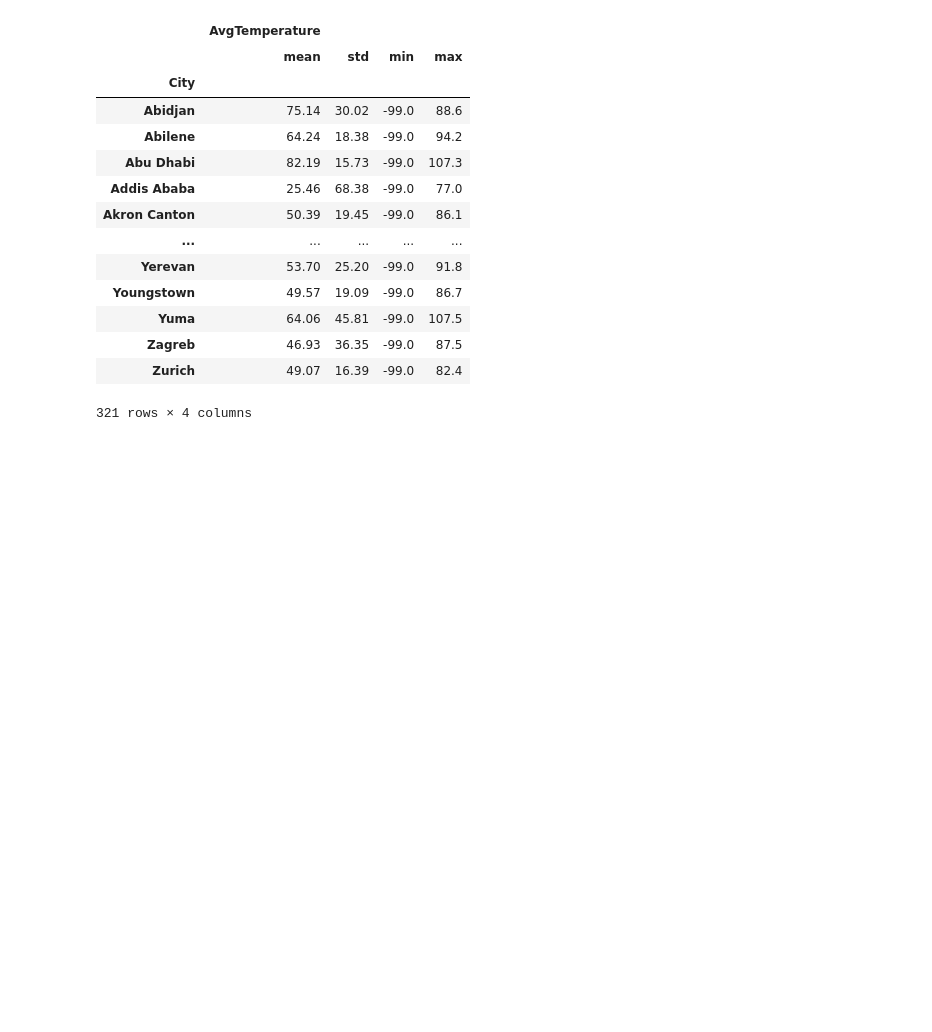
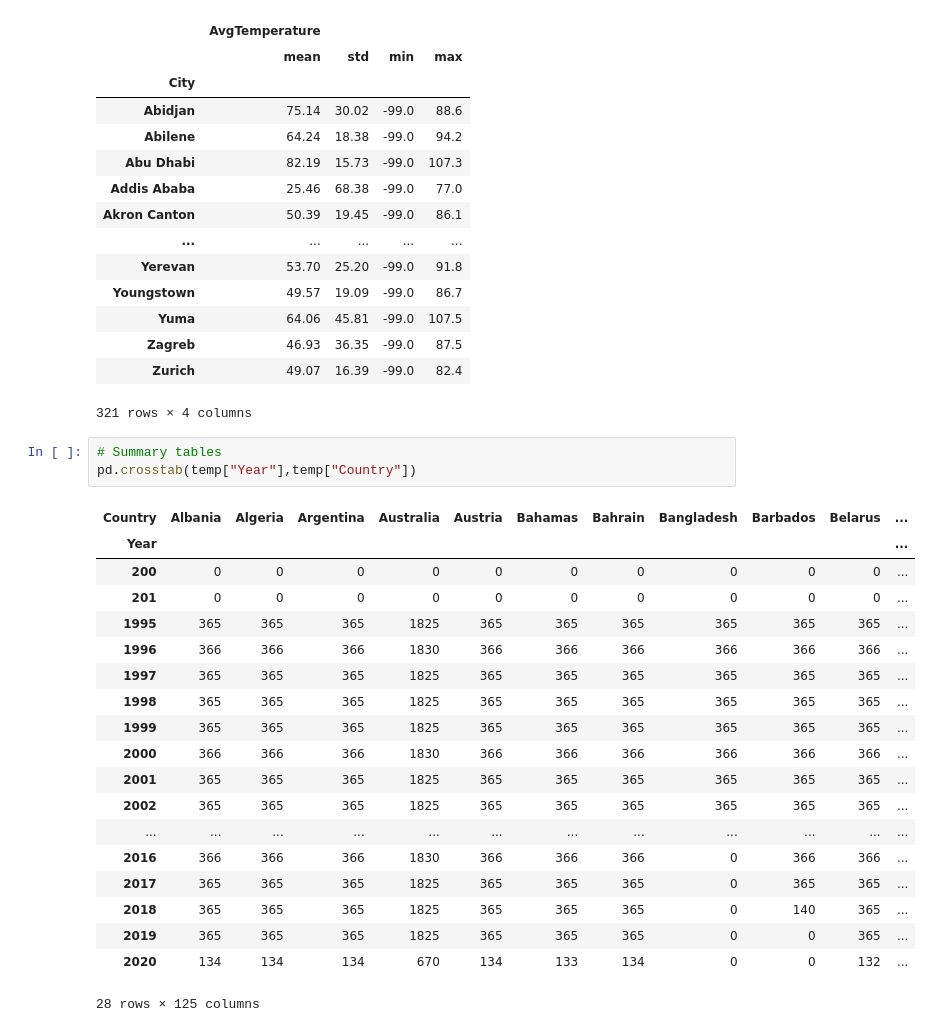
Before and after one commit to kuzicnenad/data-engineering-exam, a Jupyter notebook: final-project.ipynb, the cells around one changed output. Drawn from its saved outputs; the diff is of its cells as text; blank space fills up the shorter version.

Commit message:
Adds summary tables

```diff
--- a/final-project.ipynb
+++ b/final-project.ipynb
@@ -275,3 +275,26 @@ temp.groupby(["City"])[show_columns].agg([np.mean, np.std, np.min, np.max])
 | Zagreb | 46.93 | 36.35 | -99.0 | 87.5 |
 | Zurich | 49.07 | 16.39 | -99.0 | 82.4 |
 321 rows × 4 columns
+# %%
+# Summary tables
+pd.crosstab(temp["Year"],temp["Country"])
+# %% [output]
+| Country | Albania | Algeria | Argentina | Australia | Austria | Bahamas | Bahrain | Bangladesh | Barbados | Belarus | ... |
+| Year |  |  |  |  |  |  |  |  |  |  | ... |
+| 200 | 0 | 0 | 0 | 0 | 0 | 0 | 0 | 0 | 0 | 0 | ... |
+| 201 | 0 | 0 | 0 | 0 | 0 | 0 | 0 | 0 | 0 | 0 | ... |
+| 1995 | 365 | 365 | 365 | 1825 | 365 | 365 | 365 | 365 | 365 | 365 | ... |
+| 1996 | 366 | 366 | 366 | 1830 | 366 | 366 | 366 | 366 | 366 | 366 | ... |
+| 1997 | 365 | 365 | 365 | 1825 | 365 | 365 | 365 | 365 | 365 | 365 | ... |
+| 1998 | 365 | 365 | 365 | 1825 | 365 | 365 | 365 | 365 | 365 | 365 | ... |
+| 1999 | 365 | 365 | 365 | 1825 | 365 | 365 | 365 | 365 | 365 | 365 | ... |
+| 2000 | 366 | 366 | 366 | 1830 | 366 | 366 | 366 | 366 | 366 | 366 | ... |
+| 2001 | 365 | 365 | 365 | 1825 | 365 | 365 | 365 | 365 | 365 | 365 | ... |
+| 2002 | 365 | 365 | 365 | 1825 | 365 | 365 | 365 | 365 | 365 | 365 | ... |
+| ... | ... | ... | ... | ... | ... | ... | ... | ... | ... | ... | ... |
+| 2016 | 366 | 366 | 366 | 1830 | 366 | 366 | 366 | 0 | 366 | 366 | ... |
+| 2017 | 365 | 365 | 365 | 1825 | 365 | 365 | 365 | 0 | 365 | 365 | ... |
+| 2018 | 365 | 365 | 365 | 1825 | 365 | 365 | 365 | 0 | 140 | 365 | ... |
+| 2019 | 365 | 365 | 365 | 1825 | 365 | 365 | 365 | 0 | 0 | 365 | ... |
+| 2020 | 134 | 134 | 134 | 670 | 134 | 133 | 134 | 0 | 0 | 132 | ... |
+28 rows × 125 columns
```
Also changed, not shown: parts of 1 cell of this notebook.
